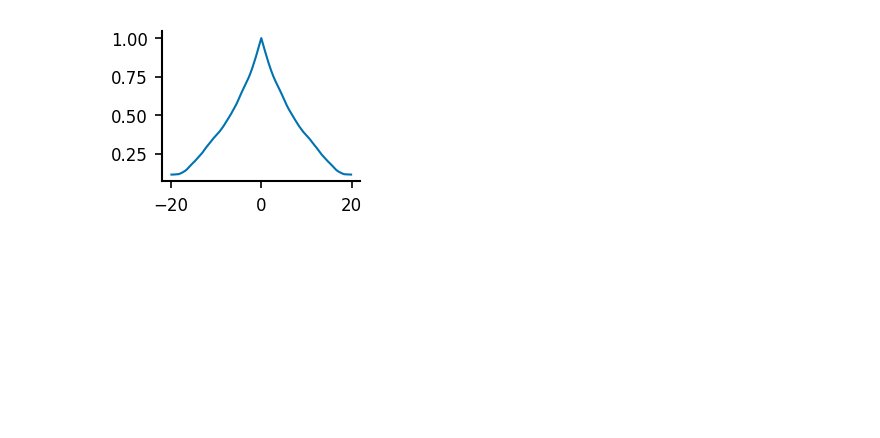
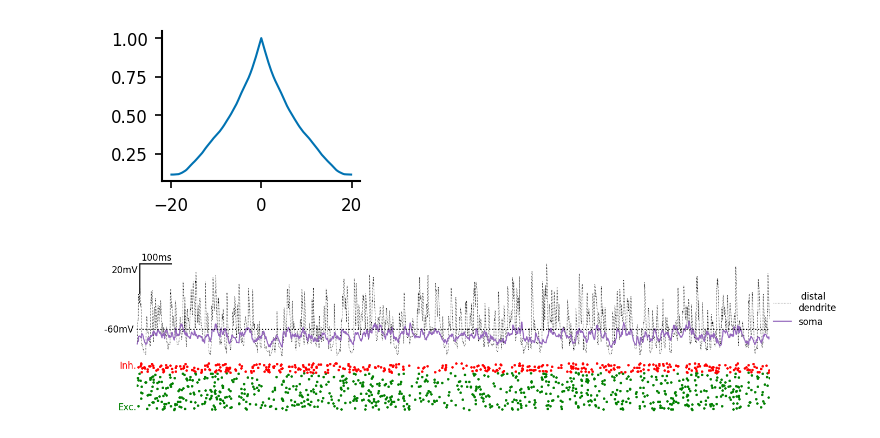
Before and after one commit to yzerlaut/pv-sst-dendrites, a Jupyter notebook: biophysical_modelling/detailed_model/OU-input.ipynb, the cells around one changed output. Cells and saved outputs as stored; diff of their text form; code cells hidden in the pictures; blank space fills up the shorter version.

```diff
--- a/biophysical_modelling/detailed_model/OU-input.ipynb
+++ b/biophysical_modelling/detailed_model/OU-input.ipynb
@@ -25,3 +27,29 @@ plt.plot(ts, CCF)
 # %% [output]
 [<matplotlib.lines.Line2D at 0x...>]
 [figure]
+# %%
+results = np.load('single_sim.npy', allow_pickle=True).item()
+
+t = np.arange(len(results['Vm_soma']))*results['dt']
+fig, AX = pt.figure(axes_extents=[[(1,2)],[(1,1)]],
+                    figsize=(3,1), left=0, bottom=0., hspace=0.)
+AX[0].plot(t, results['Vm_dend'], 'k:', lw=0.5, label=' distal\ndendrite')
+AX[0].plot(t, results['Vm_soma'], 'tab:purple', label='soma')
+AX[0].plot(t, -60+0*t, 'k:')
+pt.annotate(AX[0], '-60mV ', (0,-60), xycoords='data', ha='right', va='center')
+pt.draw_bar_scales(AX[0], Xbar=100, Xbar_label='100ms', Ybar=20, Ybar_label='20mV')
+AX[0].legend(frameon=False, loc=(1, 0.3))
+
+for i, events in enumerate(results['presynaptic_exc_events']):
+    AX[1].plot(events, i*np.ones(len(events)), '.', color='g')
+for i, events in enumerate(results['presynaptic_inh_events']):
+    AX[1].plot(events, len(results['presynaptic_exc_events'])+i*np.ones(len(events)), '.',
+               color='r')
+pt.annotate(AX[1], 'Inh.', (0,1), ha='right', va='top', color='r')
+pt.annotate(AX[1], 'Exc.', (0,0), ha='right', va='bottom', color='g')
+
+pt.set_common_xlims(AX, lims=[t[0], t[-1]])
+for ax in AX:
+    ax.axis('off')
+# %% [output]
+[figure, added]
```
Also changed, not shown: parts of 3 cells of this notebook, 3 other files.
